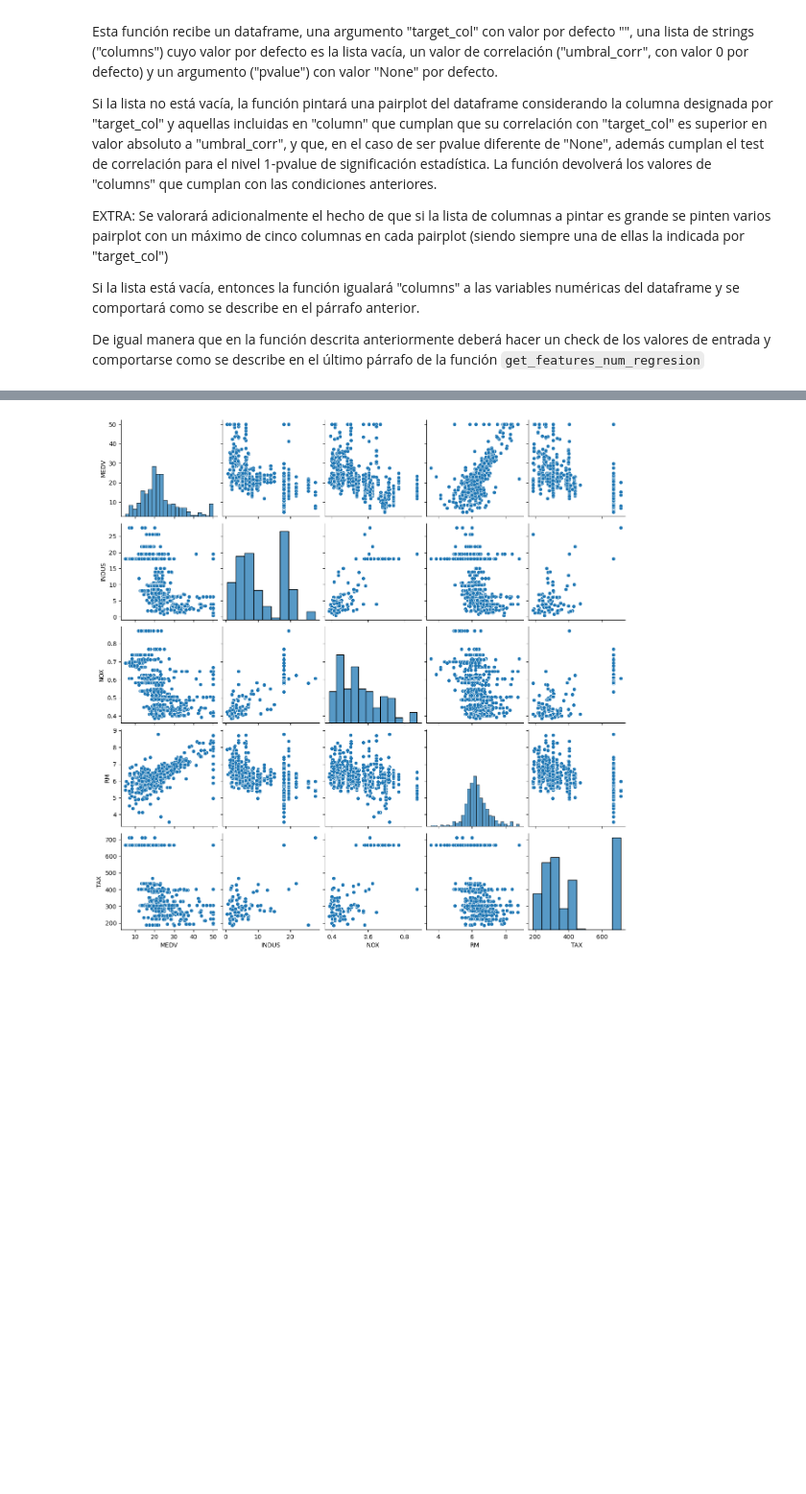
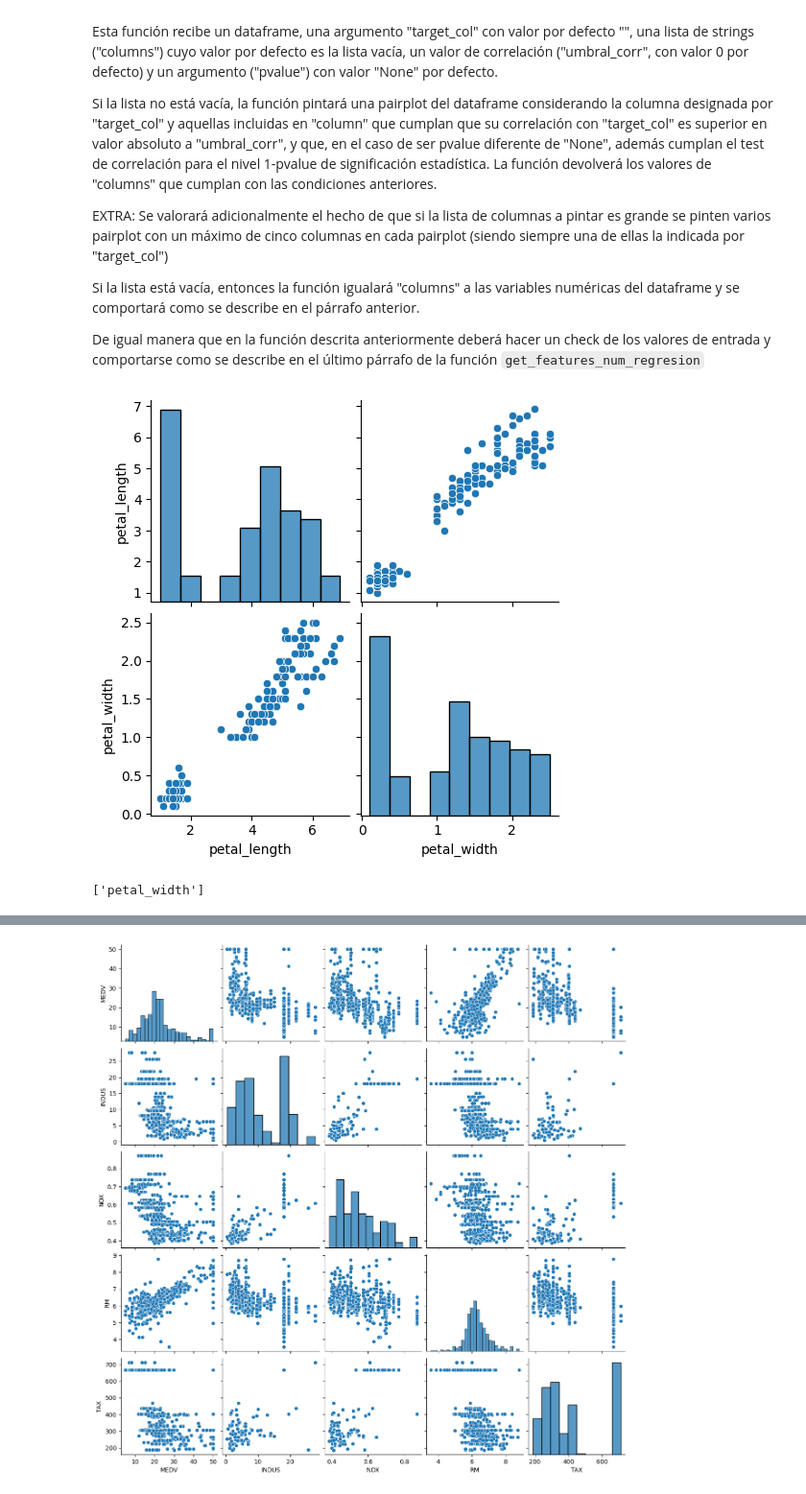
Before and after one commit to marosor/ML_Toolbox, a Jupyter notebook: funciones_3y4_fran.ipynb, the cells around one changed output, grey strips where cells are left out. Shown at 96% size. Saved outputs shown, nothing was run; the diff lists cells and outputs as text; code cells hidden in the pictures; blank space fills up the shorter version.

```diff
--- a/funciones_3y4_fran.ipynb
+++ b/funciones_3y4_fran.ipynb
@@ -6,3 +6,5 @@ import matplotlib.pyplot as plt
 from scipy.stats import pearsonr
 # %%
 boston = pd.read_csv("./data/obligatoria_hard.csv", sep = "|")
+# %%
+iris = pd.read_csv("./data/iris.csv")
@@ -96,15 +100,16 @@ def get_features_num_regression(df, target_col, umbral_corr, pvalue = None):
         return None
 
     # Comprobar si pvalue, si está definido, es un número entre 0 y 1
-    if type(pvalue) != float and type(pvalue) != int:
-        print("Error: El parametro pvalue", pvalue, " no es un número.")
-        return None
-    elif  not (0 <= pvalue <= 1):
-        print("Error: El parametro pvalue", pvalue, " esta fuera del rango [0,1].")
-        return None
+    if pvalue is not None:
+        if type(pvalue) != float and type(pvalue) != int:
+            print("Error: El parametro pvalue", pvalue, " no es un número.")
+            return None
+        elif  not (0 <= pvalue <= 1):
+            print("Error: El parametro pvalue", pvalue, " esta fuera del rango [0,1].")
+            return None
 
     # Código
-    var_tip = tipifica_variables(df, 10, 20)
+    var_tip = tipifica_variables(df, 6, 10)
     col_num = var_tip[(var_tip["tipo_sugerido"] == "Numérica Continua") | (var_tip["tipo_sugerido"] == "Numérica Discreta")]["nombre_variable"].tolist()
 
     # Se realizan las correlaciones y se eligen las que superen el umbral
@@ -199,3 +225,8 @@ def plot_features_num_regression(df, target_col = "", columns = [], umbral_corr
 
     # Devolver la lista de columnas filtradas
     return columnas_refiltradas
+# %%
+plot_features_num_regression(iris, "petal_length", ["petal_width", "species"], umbral_corr = 0.4)
+# %% [output]
+[figure, added]
+['petal_width']
```
Also changed, not shown: parts of 6 cells of this notebook, 3 other files.
